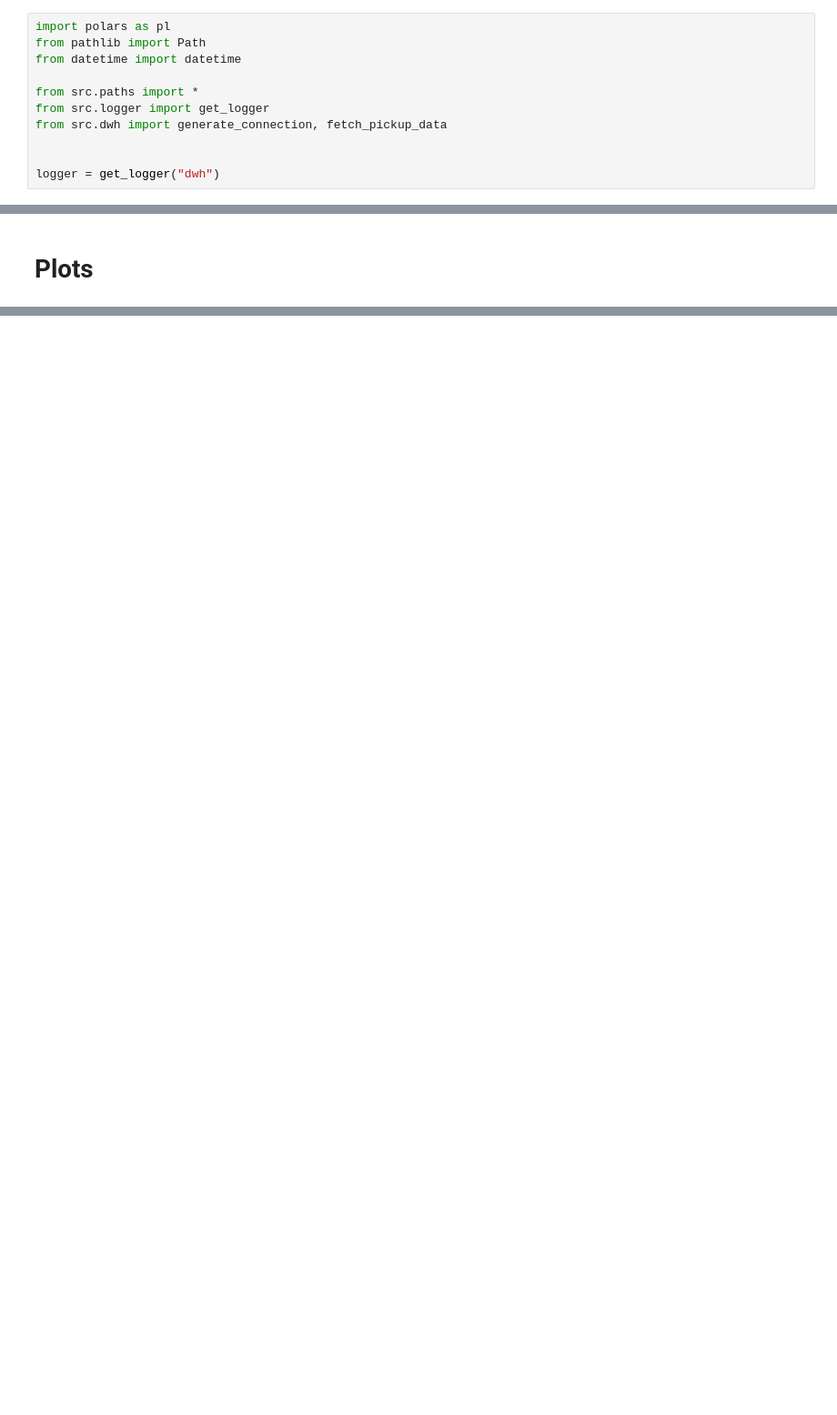
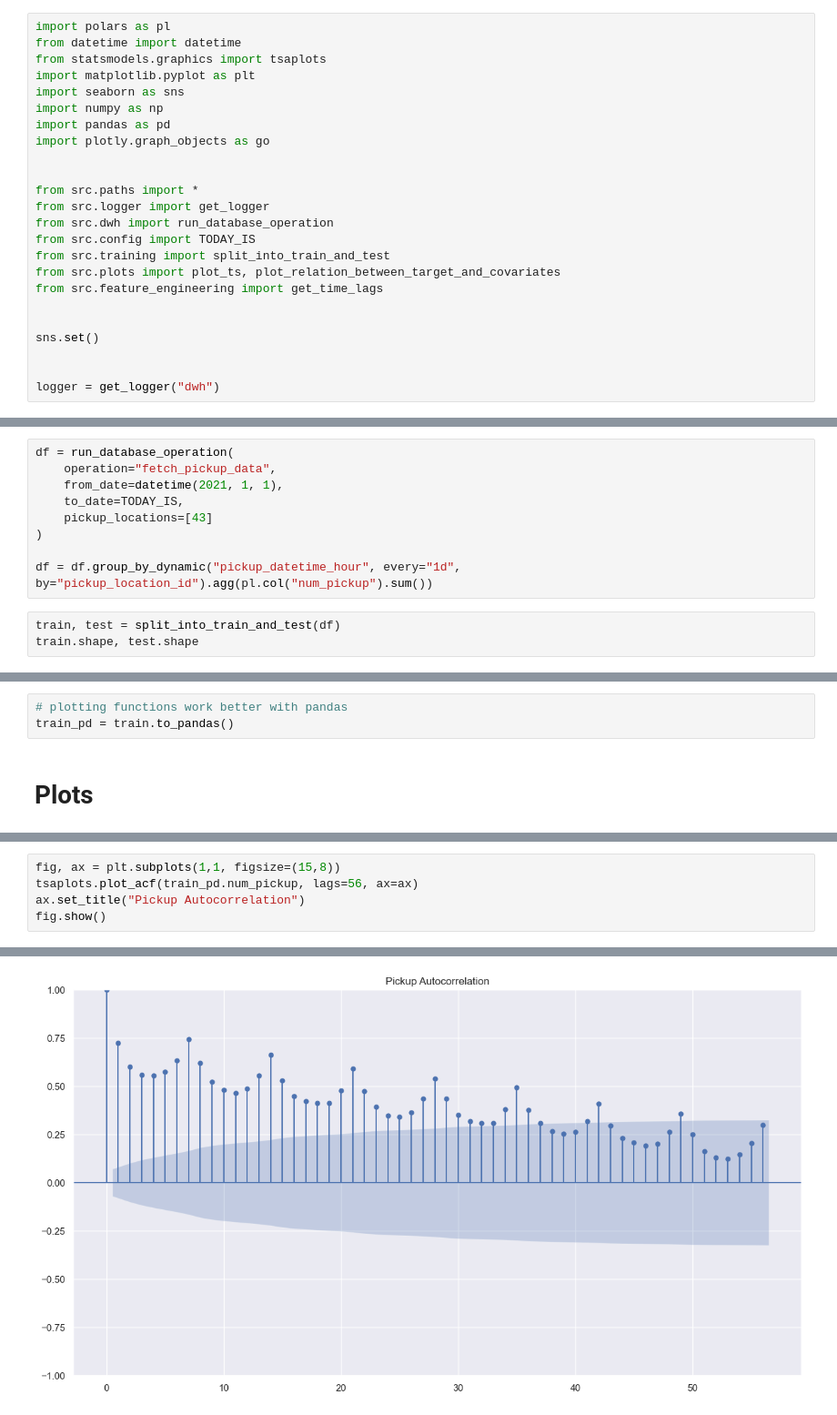
Before and after one commit to slafaurie/taxi_demand_service, a Jupyter notebook: notebooks/02_exploratory_data_analysis.ipynb, the cells around one changed output, grey strips where cells are left out. Shown: that part at 91% size. Drawn from its saved outputs; the diff is of its cells as text; blank space fills up the shorter version.

```diff
--- a/notebooks/02_exploratory_data_analysis.ipynb
+++ b/notebooks/02_exploratory_data_analysis.ipynb
@@ -3,12 +3,25 @@
 %autoreload 2
 # %%
 import polars as pl
-from pathlib import Path
 from datetime import datetime
+from statsmodels.graphics import tsaplots
+import matplotlib.pyplot as plt
+import seaborn as sns
+import numpy as np
+import pandas as pd
+import plotly.graph_objects as go
+
 
 from src.paths import *
 from src.logger import get_logger
-from src.dwh import generate_connection, fetch_pickup_data
+from src.dwh import run_database_operation
+from src.config import TODAY_IS
+from src.training import split_into_train_and_test
+from src.plots import plot_ts, plot_relation_between_target_and_covariates
+from src.feature_engineering import get_time_lags
+
+
+sns.set()
 
 
 logger = get_logger("dwh")
@@ -25,0 +30,12 @@ df = fetch_pickup_data(
+# %%
+df = run_database_operation(
+    operation="fetch_pickup_data",
+    from_date=datetime(2021, 1, 1),
+    to_date=TODAY_IS,
+    pickup_locations=[43]
+)
+
+df = df.group_by_dynamic("pickup_datetime_hour", every="1d", by="pickup_location_id").agg(pl.col("num_pickup").sum())
+# %%
+train, test = split_into_train_and_test(df)
+train.shape, test.shape
@@ -26,2 +44,5 @@ df = fetch_pickup_data(
+# %%
+# plotting functions work better with pandas
+train_pd = train.to_pandas()
 # %% [markdown]
 # Plots
@@ -88,0 +56,6 @@ generate_ts_features_for_file(2020, 1, )
+# %%
+fig, ax = plt.subplots(1,1, figsize=(15,8))
+tsaplots.plot_acf(train_pd.num_pickup, lags=56, ax=ax)
+ax.set_title("Pickup Autocorrelation")
+fig.show()
+# %% [output]
@@ -88,0 +63 @@ generate_ts_features_for_file(2020, 1, )
+[figure, added]
```
Also changed, not shown: parts of 15 cells of this notebook, 10 other files.
